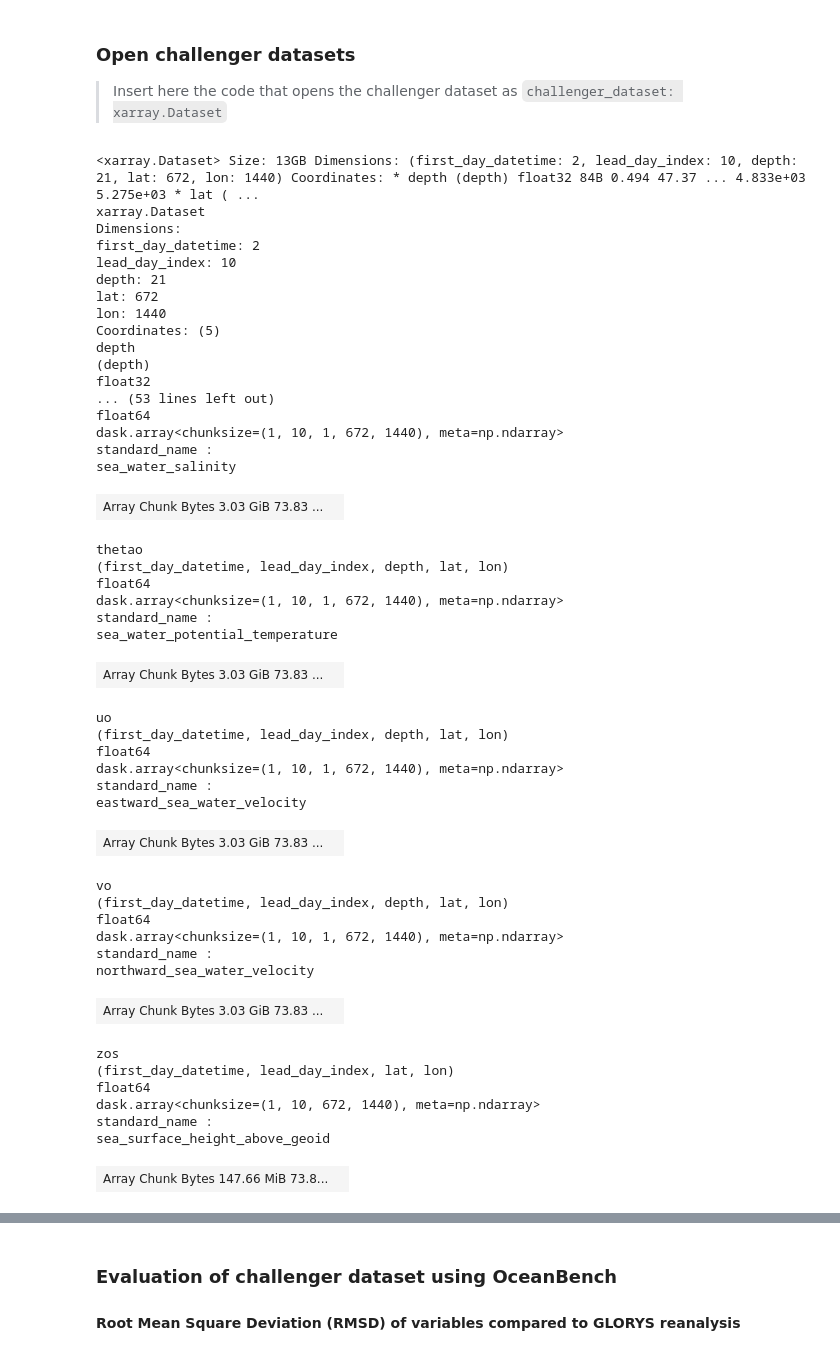
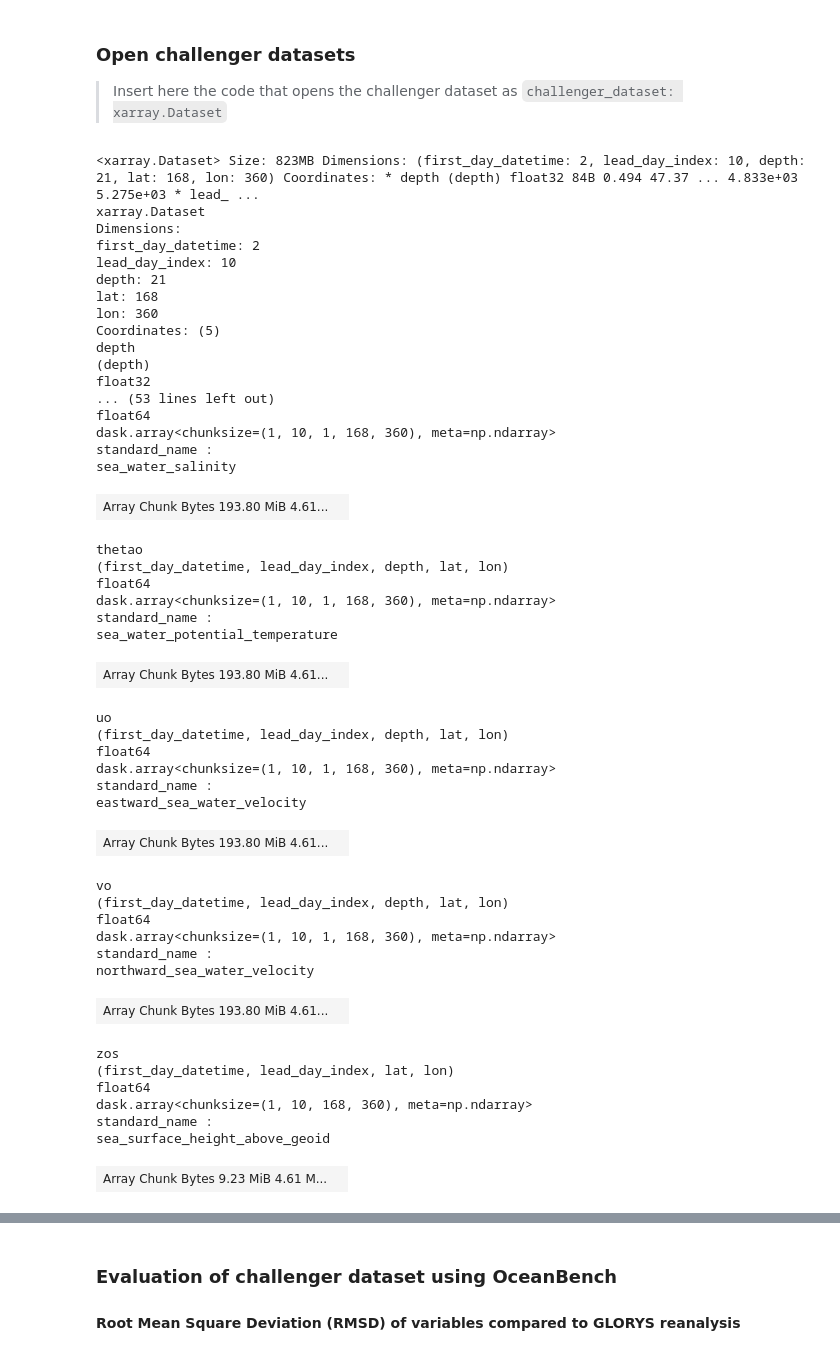
Before and after one commit to mercator-ocean/oceanbench, a Jupyter notebook: assets/glonet_sample.report.ipynb, the cells around one changed output, grey strips where cells are left out. Cells and saved outputs as stored; diff of their text form; code cells hidden in the pictures.

```diff
--- a/assets/glonet_sample.report.ipynb
+++ b/assets/glonet_sample.report.ipynb
@@ -12,6 +12,7 @@ oceanbench.__version__
 # Open GLONET forecast sample with xarray
 from datetime import datetime
 import xarray
+from oceanbench.core.interpolate import interpolate_1deg
 
 challenger_dataset: xarray.Dataset = xarray.open_mfdataset(
     [
@@ -19,66 +20,67 @@ challenger_dataset: xarray.Dataset = xarray.open_mfdataset(
         "https://minio.dive.edito.eu/project-oceanbench/public/glonet_full_2024/20240110.zarr",
     ],
     engine="zarr",
     preprocess=lambda dataset: dataset.rename({"time": "lead_day_index"}).assign({"lead_day_index": range(10)}),
     combine="nested",
     concat_dim="first_day_datetime",
     parallel=True,
 ).assign(
     {
         "first_day_datetime": [
             datetime.fromisoformat("2024-01-03"),
             datetime.fromisoformat("2024-01-10"),
         ]
     }
 )
+challenger_dataset = interpolate_1deg(challenger_dataset)
 challenger_dataset
 # %% [output]
-<xarray.Dataset> Size: 13GB Dimensions: (first_day_datetime: 2, lead_day_index: 10, depth: 21, lat: 672, lon: 1440) Coordinates: * depth (depth) float32 84B 0.494 47.37 ... 4.833e+03 5.275e+03 * lat ( ...
+<xarray.Dataset> Size: 823MB Dimensions: (first_day_datetime: 2, lead_day_index: 10, depth: 21, lat: 168, lon: 360) Coordinates: * depth (depth) float32 84B 0.494 47.37 ... 4.833e+03 5.275e+03 * lead_ ...
 xarray.Dataset
 Dimensions:
 first_day_datetime: 2
 lead_day_index: 10
 depth: 21
-lat: 672
-lon: 1440
+lat: 168
+lon: 360
 Coordinates: (5)
 depth
 (depth)
 float32
 ... (53 lines left out)
 float64
-dask.array<chunksize=(1, 10, 1, 672, 1440), meta=np.ndarray>
+dask.array<chunksize=(1, 10, 1, 168, 360), meta=np.ndarray>
 standard_name :
 sea_water_salinity
-| Array Chunk Bytes 3.03 GiB 73.83 ... |  |
+| Array Chunk Bytes 193.80 MiB 4.61... |  |
 thetao
 (first_day_datetime, lead_day_index, depth, lat, lon)
 float64
-dask.array<chunksize=(1, 10, 1, 672, 1440), meta=np.ndarray>
+dask.array<chunksize=(1, 10, 1, 168, 360), meta=np.ndarray>
 standard_name :
 sea_water_potential_temperature
-| Array Chunk Bytes 3.03 GiB 73.83 ... |  |
+| Array Chunk Bytes 193.80 MiB 4.61... |  |
 uo
 (first_day_datetime, lead_day_index, depth, lat, lon)
 float64
-dask.array<chunksize=(1, 10, 1, 672, 1440), meta=np.ndarray>
+dask.array<chunksize=(1, 10, 1, 168, 360), meta=np.ndarray>
 standard_name :
 eastward_sea_water_velocity
-| Array Chunk Bytes 3.03 GiB 73.83 ... |  |
+| Array Chunk Bytes 193.80 MiB 4.61... |  |
 vo
 (first_day_datetime, lead_day_index, depth, lat, lon)
 float64
-dask.array<chunksize=(1, 10, 1, 672, 1440), meta=np.ndarray>
+dask.array<chunksize=(1, 10, 1, 168, 360), meta=np.ndarray>
 standard_name :
 northward_sea_water_velocity
-| Array Chunk Bytes 3.03 GiB 73.83 ... |  |
+| Array Chunk Bytes 193.80 MiB 4.61... |  |
 zos
 (first_day_datetime, lead_day_index, lat, lon)
 float64
-dask.array<chunksize=(1, 10, 672, 1440), meta=np.ndarray>
+dask.array<chunksize=(1, 10, 168, 360), meta=np.ndarray>
 standard_name :
 sea_surface_height_above_geoid
-| Array Chunk Bytes 147.66 MiB 73.8... |  |
+| Array Chunk Bytes 9.23 MiB 4.61 M... |  |
 Indexes: (5)
 depth
 PandasIndex
```
Also changed, not shown: parts of 9 cells of this notebook, 3 other files.
